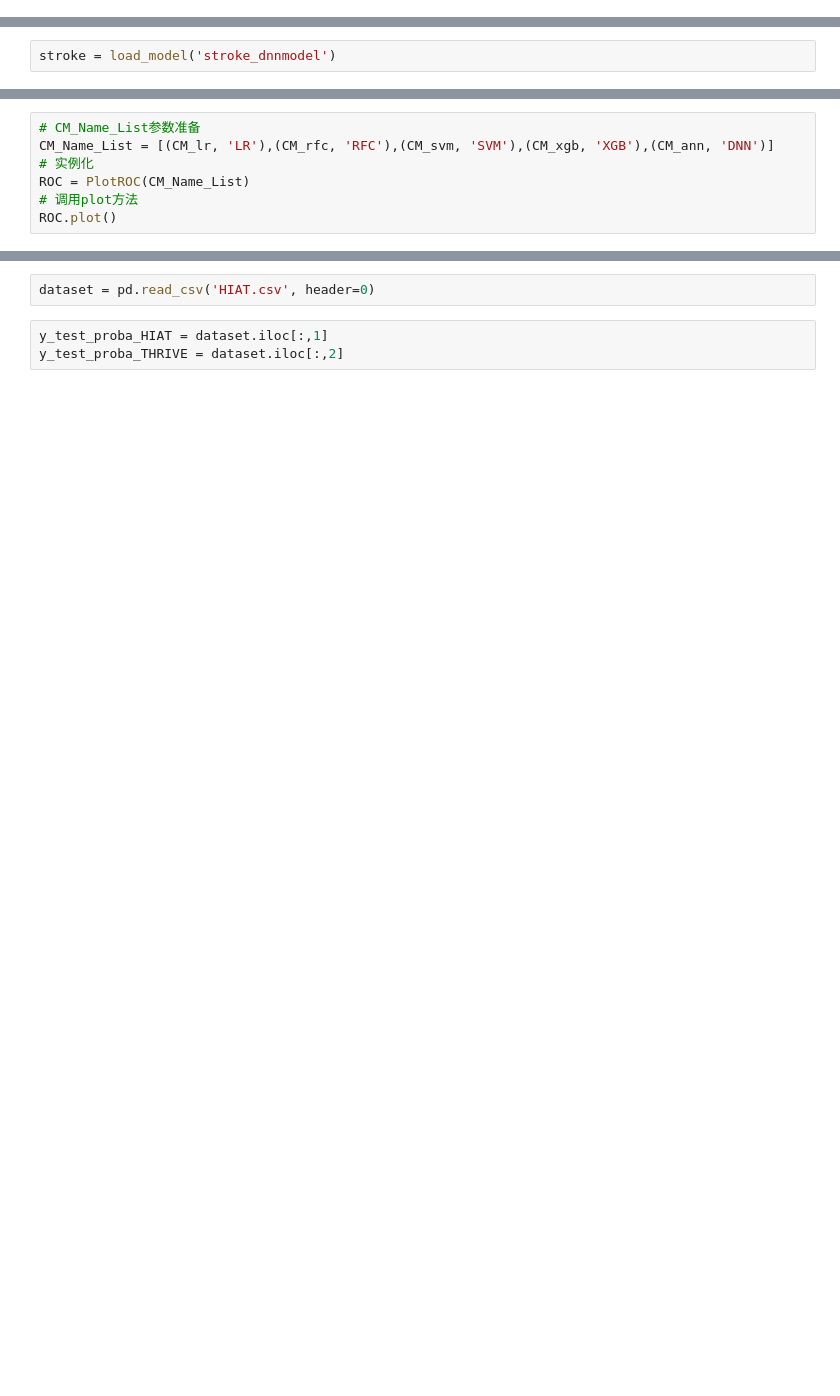
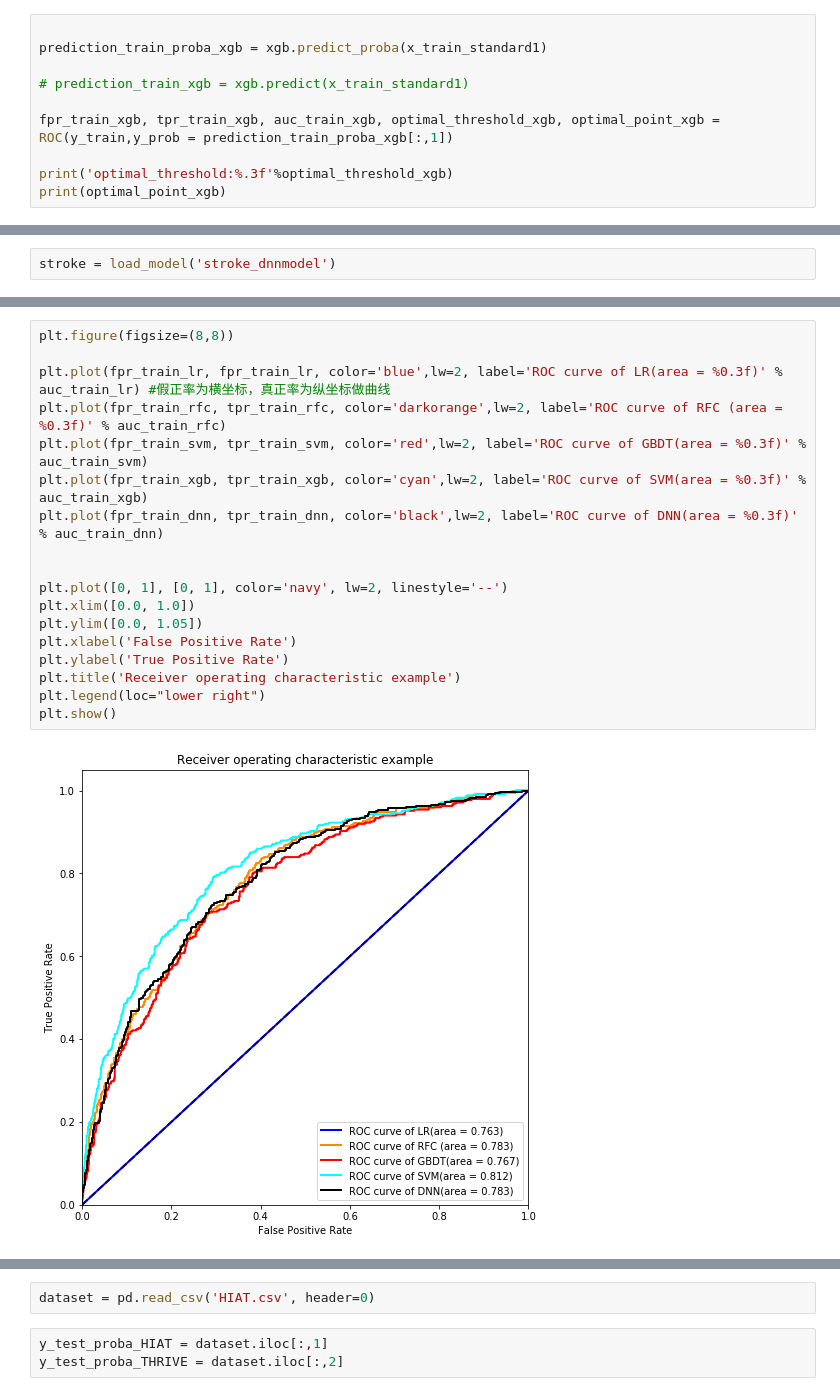
Before and after one commit to tongtaide/DAMS, a Jupyter notebook: DAMS-ROC, DCA and Calibration curve.ipynb, the cells around one changed output, grey strips where cells are left out. Saved outputs shown, nothing was run; the diff lists cells and outputs as text; blank space fills up the shorter version.

```diff
--- a/DAMS-ROC, DCA and Calibration curve.ipynb
+++ b/DAMS-ROC, DCA and Calibration curve.ipynb
@@ -319,0 +339,10 @@ F1-Value：0.537
+# %%
+
+prediction_train_proba_xgb = xgb.predict_proba(x_train_standard1)
+
+# prediction_train_xgb = xgb.predict(x_train_standard1)
+
+fpr_train_xgb, tpr_train_xgb, auc_train_xgb, optimal_threshold_xgb, optimal_point_xgb = ROC(y_train,y_prob = prediction_train_proba_xgb[:,1])
+
+print('optimal_threshold:%.3f'%optimal_threshold_xgb)
+print(optimal_point_xgb)
@@ -378,7 +409,0 @@ F1-Value：0.553
-# %%
-# CM_Name_List参数准备
-CM_Name_List = [(CM_lr, 'LR'),(CM_rfc, 'RFC'),(CM_svm, 'SVM'),(CM_xgb, 'XGB'),(CM_ann, 'DNN')]
-# 实例化
-ROC = PlotROC(CM_Name_List)
-# 调用plot方法
-ROC.plot()
@@ -386,0 +475,20 @@ ROC.plot()
+# %%
+plt.figure(figsize=(8,8))
+
+plt.plot(fpr_train_lr, fpr_train_lr, color='blue',lw=2, label='ROC curve of LR(area = %0.3f)' % auc_train_lr) #假正率为横坐标，真正率为纵坐标做曲线
+plt.plot(fpr_train_rfc, tpr_train_rfc, color='darkorange',lw=2, label='ROC curve of RFC (area = %0.3f)' % auc_train_rfc)
+plt.plot(fpr_train_svm, tpr_train_svm, color='red',lw=2, label='ROC curve of GBDT(area = %0.3f)' % auc_train_svm)
+plt.plot(fpr_train_xgb, tpr_train_xgb, color='cyan',lw=2, label='ROC curve of SVM(area = %0.3f)' % auc_train_xgb)
+plt.plot(fpr_train_dnn, tpr_train_dnn, color='black',lw=2, label='ROC curve of DNN(area = %0.3f)' % auc_train_dnn)
+
+
+plt.plot([0, 1], [0, 1], color='navy', lw=2, linestyle='--')
+plt.xlim([0.0, 1.0])
+plt.ylim([0.0, 1.05])
+plt.xlabel('False Positive Rate')
+plt.ylabel('True Positive Rate')
+plt.title('Receiver operating characteristic example')
+plt.legend(loc="lower right")
+plt.show()
+# %% [output]
+[figure, added]
```
Also changed, not shown: parts of 49 cells of this notebook, 2 other files.
